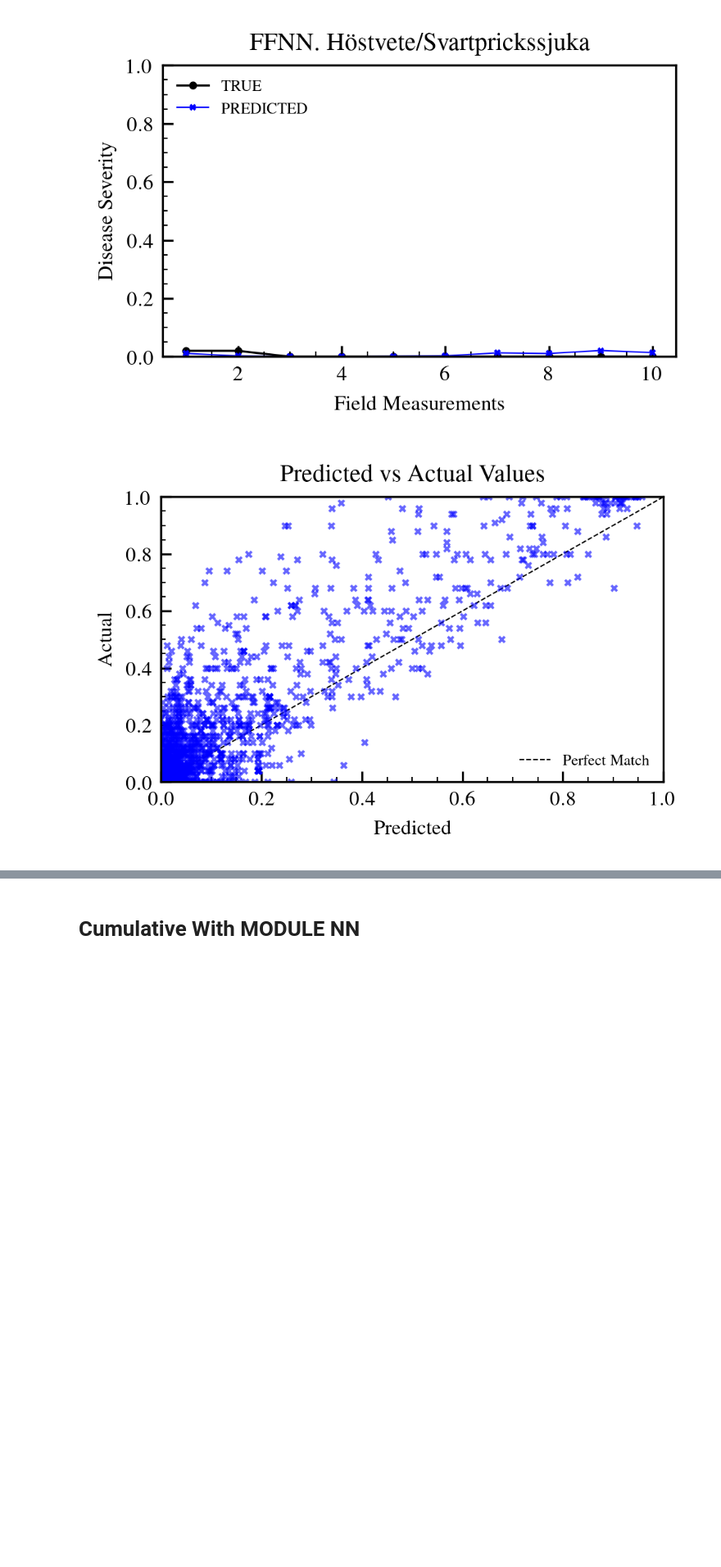
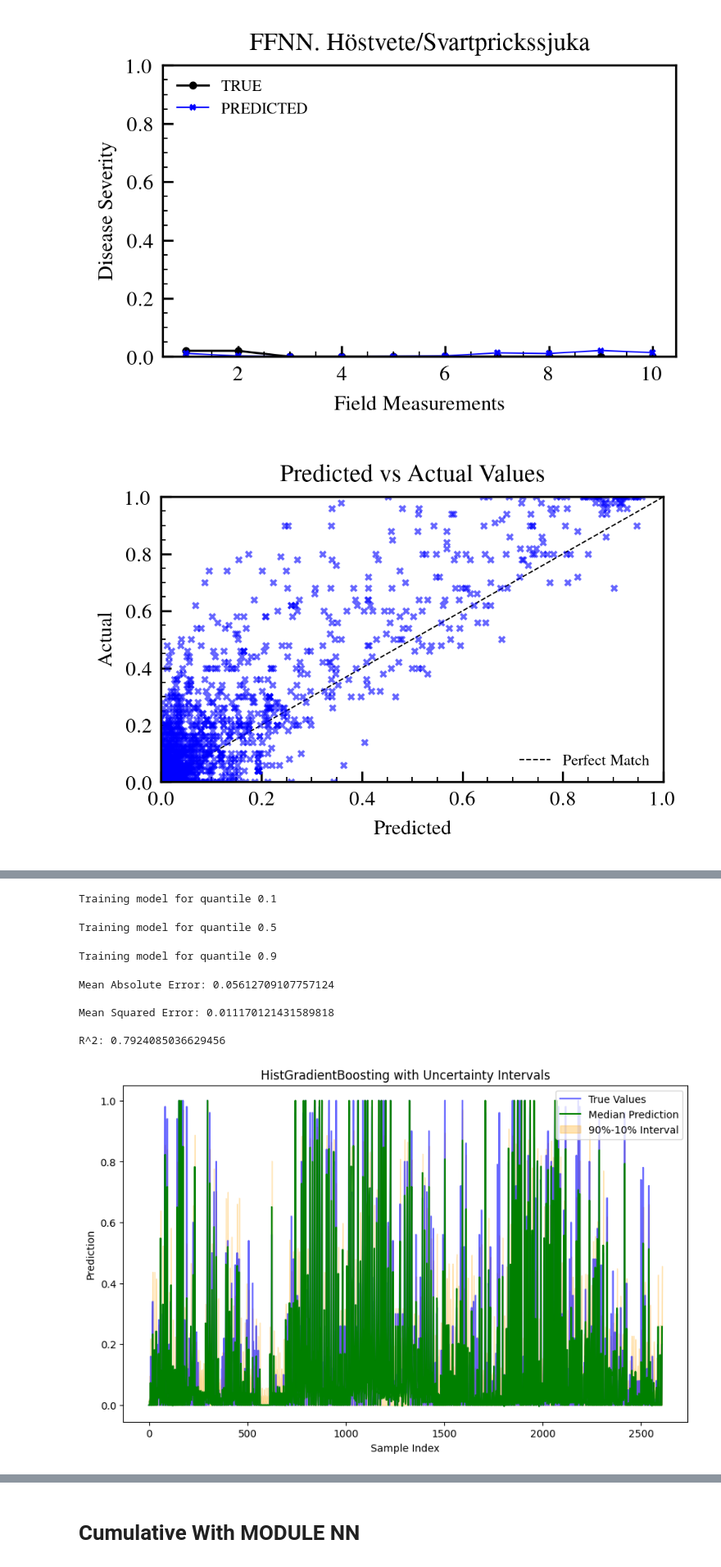
Before and after one commit to mosmar99/Pest-Outbrakes, a Jupyter notebook: nn_reg.ipynb, the cells around one changed output, grey strips where cells are left out. Shown at 82% size. Saved outputs shown, nothing was run; the diff lists cells and outputs as text; code cells hidden in the pictures; blank space fills up the shorter version.

```diff
--- a/nn_reg.ipynb
+++ b/nn_reg.ipynb
@@ -802,0 +805,80 @@ plt.show()
+# %%
+import numpy as np
+import pandas as pd
+import matplotlib.pyplot as plt
+from sklearn.ensemble import HistGradientBoostingRegressor
+from sklearn.model_selection import train_test_split
+from sklearn.metrics import r2_score, mean_squared_error, mean_absolute_error
+
+class HistGradBoostWithIntervals:
+    def __init__(self, quantiles=[0.1, 0.5, 0.9]):
+        self.models = {q: HistGradientBoostingRegressor(loss='quantile', quantile=q) for q in quantiles}
+        self.quantiles = quantiles
+
+    def fit(self, X, y):
+        X_train, X_val, y_train, y_val = train_test_split(X, y, test_size=0.2, random_state=42)
+        for q, model in self.models.items():
+            print(f"Training model for quantile {q}")
+            model.fit(X_train, y_train)
+
+    def predict(self, X):
+        predictions = {q: model.predict(X) for q, model in self.models.items()}
+        return predictions
+
+    def plot_results(self, X, y_true):
+        predictions = self.predict(X)
+        median_pred = predictions[0.5]
+        lower_bound = predictions[0.1]
+        upper_bound = predictions[0.9]
+
+        plt.figure(figsize=(10, 6))
+        plt.plot(y_true, label='True Values', color='blue', alpha=0.6)
+        plt.plot(median_pred, label='Median Prediction', color='green')
+        plt.fill_between(range(len(y_true)), lower_bound, upper_bound, color='orange', alpha=0.3, label='90%-10% Interval')
+        plt.xlabel('Sample Index')
+        plt.ylabel('Prediction')
+        plt.legend()
+        plt.title('HistGradientBoosting with Uncertainty Intervals')
+        plt.show()
+
+# Load data
+folder = 'cumulative'
+rows = 16984
+
+X_train = pd.read_csv(f'nn_data/reg/{folder}/X_train.csv').head(rows)
+y_train = pd.read_csv(f'nn_data/reg/{folder}/y_train.csv').head(rows)
+X_test = pd.read_csv(f'nn_data/reg/{folder}/X_test.csv')
+y_test = pd.read_csv(f'nn_data/reg/{folder}/y_test.csv')
+
+# Clean data
+X_train_isna = X_train.isna().any(axis=1)
+X_test_isna = X_test.isna().any(axis=1)
+
+X_train = np.array(X_train[~X_train_isna])
+X_test = np.array(X_test[~X_test_isna])
+y_train = np.array(y_train[~X_train_isna])
+y_test = np.array(y_test[~X_test_isna])
+
+# Train and predict
+model = HistGradBoostWithIntervals()
+model.fit(X_train, y_train)
+predictions = model.predict(X_test)
+
+# Evaluate
+median_pred = predictions[0.5]
+print('\nMean Absolute Error:', mean_absolute_error(y_test, median_pred))
+print('\nMean Squared Error:', mean_squared_error(y_test, median_pred))
+print('\nR^2:', r2_score(y_test, median_pred))
+
+# Plot results
+model.plot_results(X_test, y_test)
+# %% [output]
+Training model for quantile 0.1
+Training model for quantile 0.5
+Training model for quantile 0.9
+Mean Absolute Error: 0.05612709107757124
+
+Mean Squared Error: 0.011170121431589818
+
+R^2: 0.7924085036629456
+[figure, added]
```
Also changed, not shown: parts of 6 cells of this notebook, 3 other files.
